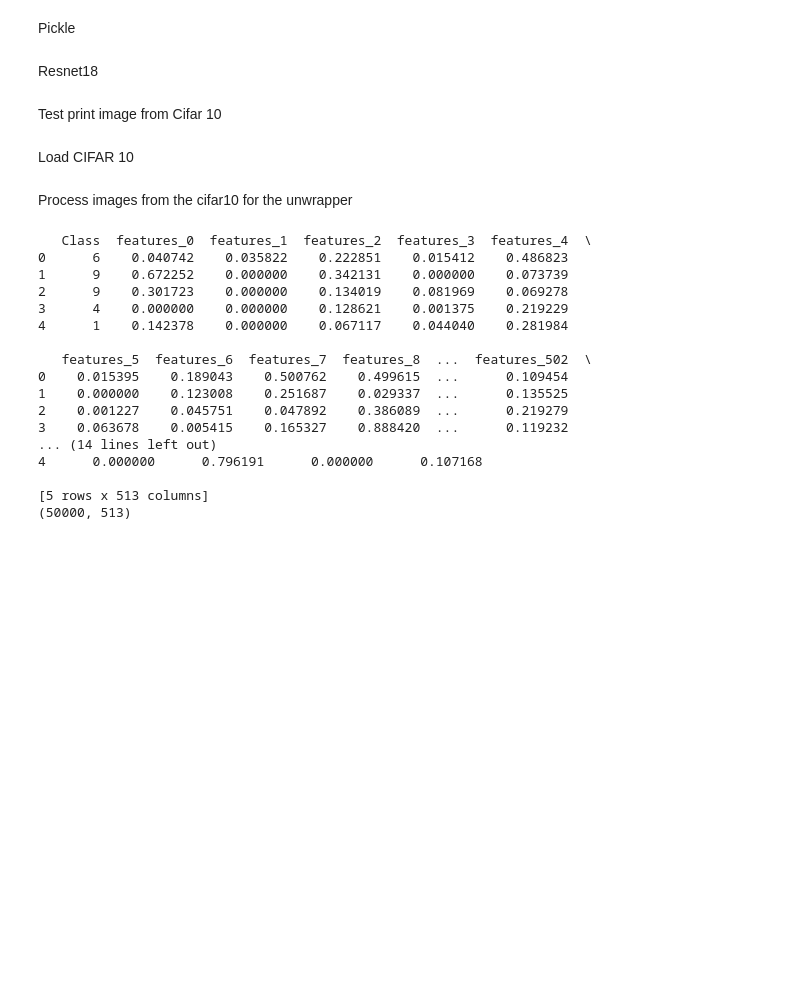
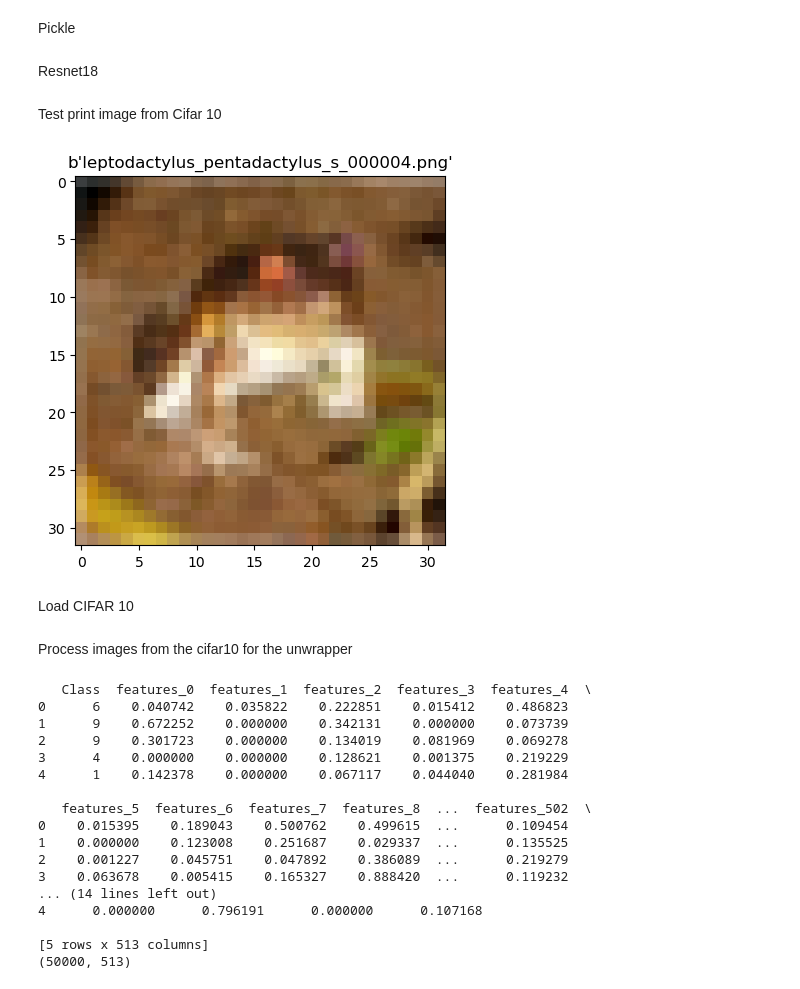
Before and after one commit to TanatPi/ENN-CV-Experiment, a Jupyter notebook: ResNet18/CIFAR10/Extractor.ipynb, the cells around one changed output. Drawn from its saved outputs; the diff is of its cells as text; code cells hidden in the pictures; blank space fills up the shorter version.

```diff
--- a/ResNet18/CIFAR10/Extractor.ipynb
+++ b/ResNet18/CIFAR10/Extractor.ipynb
@@ -38,14 +36,16 @@ if extract_feature:
 # %% [markdown]
 Test print image from Cifar 10
 # %%
-if extract_feature:
-    test = unpickle('E:/Work/DS/Datasets/Raw/cifar-10-batches-py/train/data_batch_1')
 
-    img = test[b'data'][0].reshape((3,32,32)).transpose(1,2,0).astype("uint8") # frog???
-    label = test[b'filenames'][0]
-    plt.imshow(img)
-    plt.title(label)
-    plt.show()
+test = unpickle('W:/DS/Project/CNN Prototype/cifar-10-batches-py/train/data_batch_1')
+
+img = test[b'data'][0].reshape((3,32,32)).transpose(1,2,0).astype("uint8") # frog???
+label = test[b'filenames'][0]
+plt.imshow(img)
+plt.title(label)
+plt.show()
+# %% [output]
+[figure, added]
 # %% [markdown]
 Load CIFAR 10
 # %%
```
Also changed, not shown: parts of 3 cells of this notebook, 1 other file.
